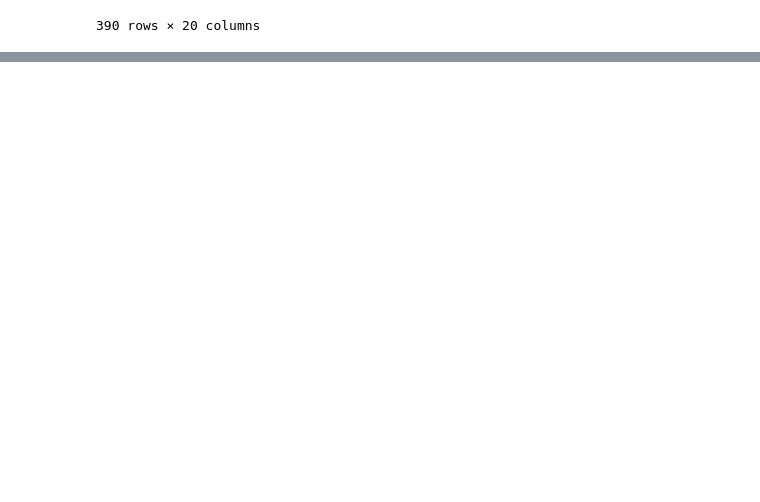
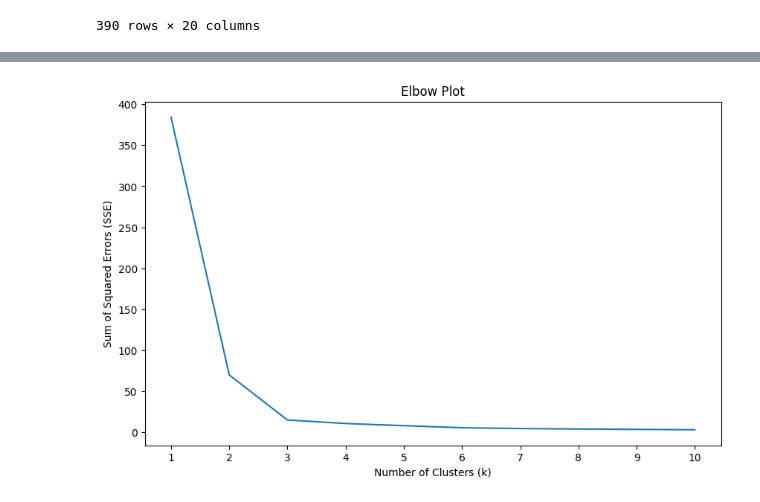
Before and after one commit to Shaddynetwork/PORTFOLIO-REBALANCING, a Jupyter notebook: CAPSTONE_PROJECT.ipynb, the cells around one changed output, grey strips where cells are left out. Saved outputs shown, nothing was run; the diff lists cells and outputs as text; code cells hidden in the pictures; blank space fills up the shorter version.

Commit message:
adding clustering and volatility visualization

```diff
--- a/CAPSTONE_PROJECT.ipynb
+++ b/CAPSTONE_PROJECT.ipynb
@@ -281,0 +477,30 @@ weekly_price_data_rolling_volatility
+# %%
+import matplotlib.pyplot as plt
+from sklearn.cluster import KMeans
+import pandas as pd
+
+# Assuming your volatility data is in a DataFrame 'volatility_data'
+X = weekly_price_data_rolling_volatility.values
+
+# Define the range of values for k (number of clusters)
+k_range = range(1, 11)
+
+# Create an empty list to store the SSE (Sum of Squared Errors) for each value of k
+sse = []
+
+# Iterate over the range of k values
+for k in k_range:
+    kmeans = KMeans(n_clusters=k)
+    kmeans.fit(X)
+    sse.append(kmeans.inertia_)  # inertia_ is the SSE for KMeans
+
+# Create the elbow plot
+plt.figure(figsize=(10, 6))
+plt.plot(k_range, sse)
+plt.xlabel('Number of Clusters (k)')
+plt.ylabel('Sum of Squared Errors (SSE)')
+plt.title('Elbow Plot')
+plt.xticks(k_range)
+plt.show()
+# %% [output]
+[figure, added]
```
Also changed, not shown: parts of 10 cells of this notebook.
